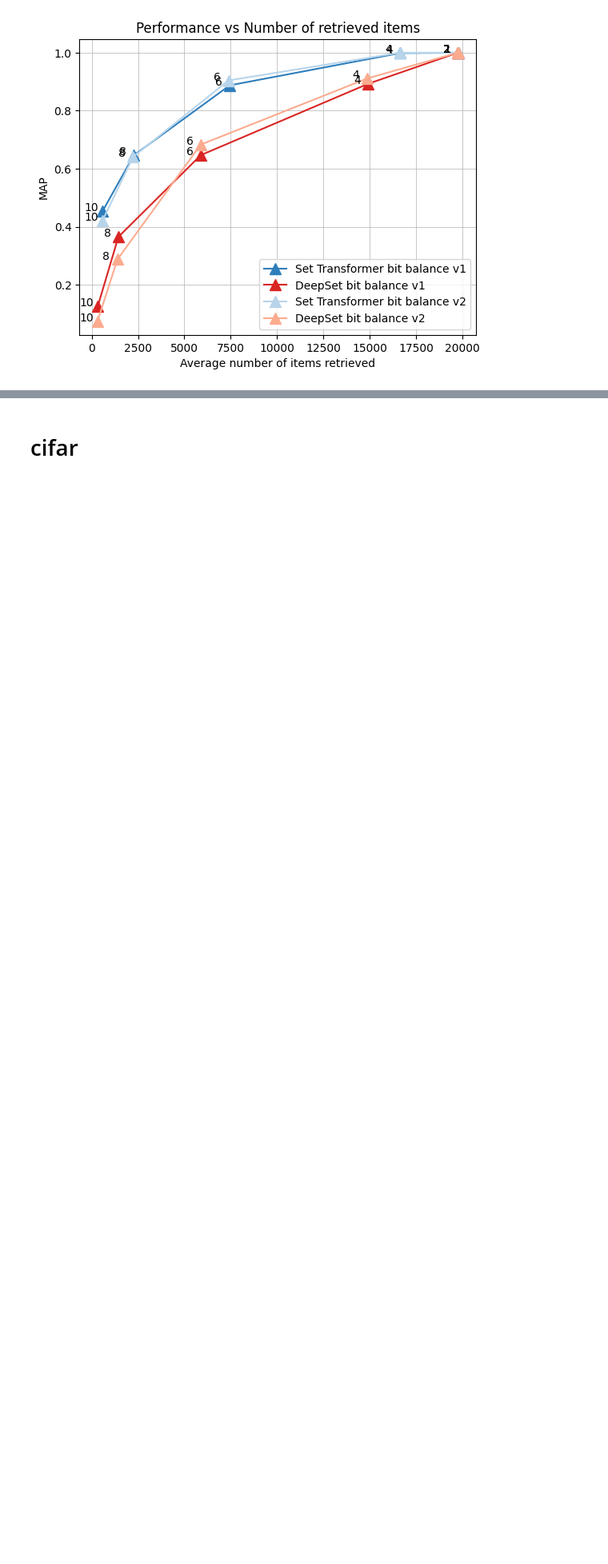
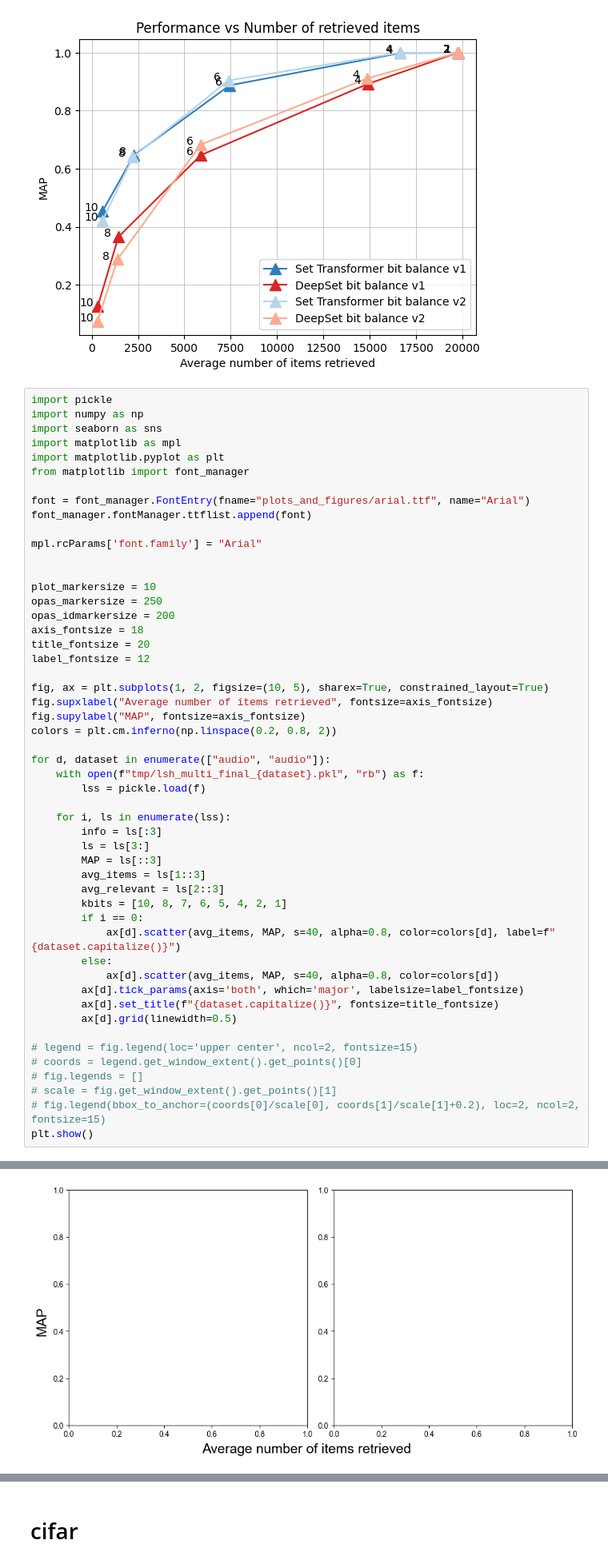
Before and after one commit to BhavyaKohli/OPAS, a Jupyter notebook: nb_hashing.ipynb, the cells around one changed output, grey strips where cells are left out. Shown at 80% size. Cells and saved outputs as stored; diff of their text form; blank space fills up the shorter version.

```diff
--- a/nb_hashing.ipynb
+++ b/nb_hashing.ipynb
@@ -401,3 +401,55 @@ plt.legend()
 plt.show()
 # %% [output]
 [figure]
+# %%
+import pickle
+import numpy as np
+import seaborn as sns
+import matplotlib as mpl
+import matplotlib.pyplot as plt
+from matplotlib import font_manager
+
+font = font_manager.FontEntry(fname="plots_and_figures/arial.ttf", name="Arial")
+font_manager.fontManager.ttflist.append(font)
+
+mpl.rcParams['font.family'] = "Arial"
+
+
+plot_markersize = 10
+opas_markersize = 250
+opas_idmarkersize = 200
+axis_fontsize = 18
+title_fontsize = 20
+label_fontsize = 12
+
+fig, ax = plt.subplots(1, 2, figsize=(10, 5), sharex=True, constrained_layout=True)
+fig.supxlabel("Average number of items retrieved", fontsize=axis_fontsize)
+fig.supylabel("MAP", fontsize=axis_fontsize)
+colors = plt.cm.inferno(np.linspace(0.2, 0.8, 2))
+
+for d, dataset in enumerate(["audio", "audio"]):
+    with open(f"tmp/lsh_multi_final_{dataset}.pkl", "rb") as f:
+        lss = pickle.load(f)
+
+    for i, ls in enumerate(lss):
+        info = ls[:3]
+        ls = ls[3:]
+        MAP = ls[::3]
+        avg_items = ls[1::3]
+        avg_relevant = ls[2::3]
+        kbits = [10, 8, 7, 6, 5, 4, 2, 1]
+        if i == 0:
+            ax[d].scatter(avg_items, MAP, s=40, alpha=0.8, color=colors[d], label=f"{dataset.capitalize()}")
+        else:
+            ax[d].scatter(avg_items, MAP, s=40, alpha=0.8, color=colors[d])
+        ax[d].tick_params(axis='both', which='major', labelsize=label_fontsize)
+        ax[d].set_title(f"{dataset.capitalize()}", fontsize=title_fontsize)
+        ax[d].grid(linewidth=0.5)
+
+# legend = fig.legend(loc='upper center', ncol=2, fontsize=15)
+# coords = legend.get_window_extent().get_points()[0]
+# fig.legends = []
+# scale = fig.get_window_extent().get_points()[1]
+# fig.legend(bbox_to_anchor=(coords[0]/scale[0], coords[1]/scale[1]+0.2), loc=2, ncol=2, fontsize=15)
+plt.show()
+# %% [output]
@@ -403,0 +457 @@ plt.show()
+[figure, added]
```
Also changed, not shown: parts of 3 cells of this notebook.
